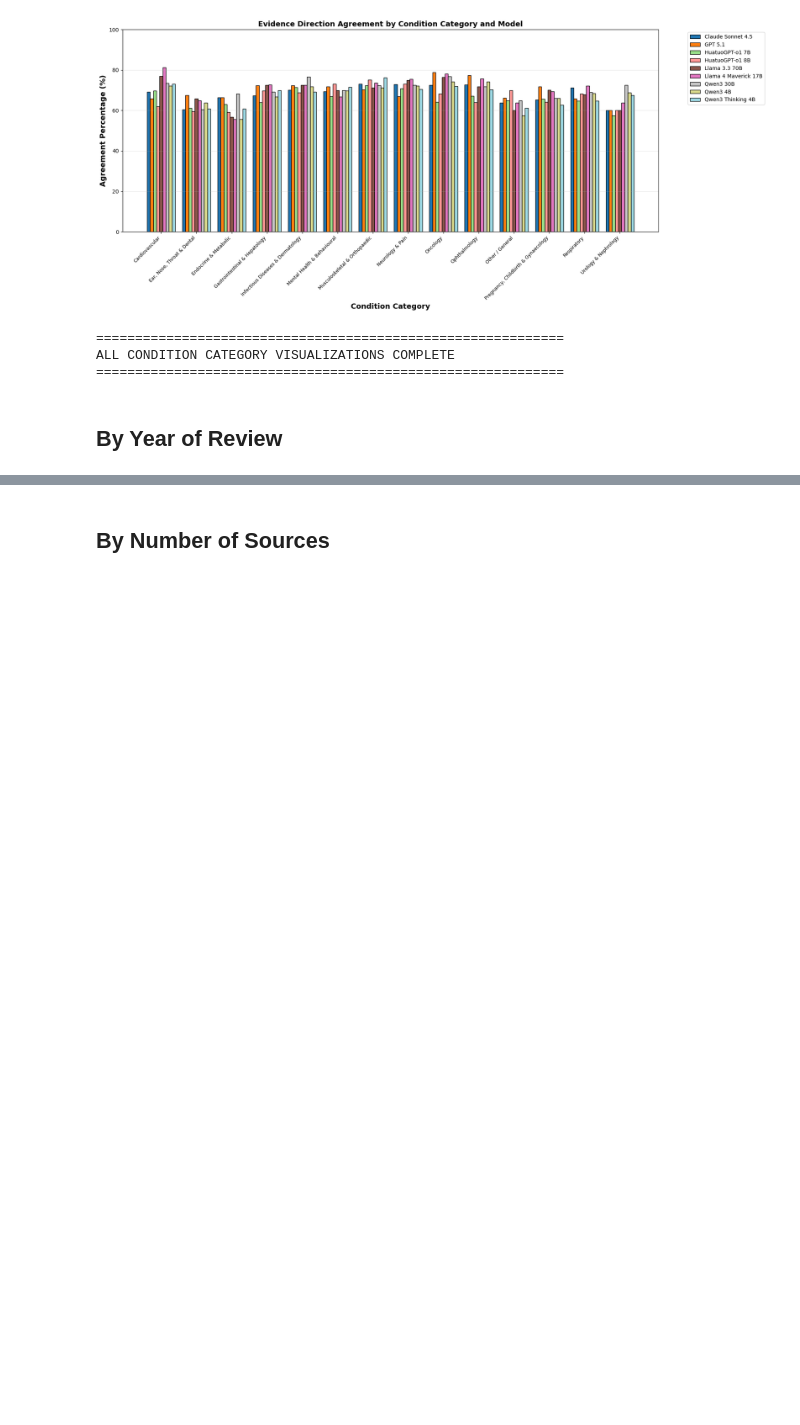
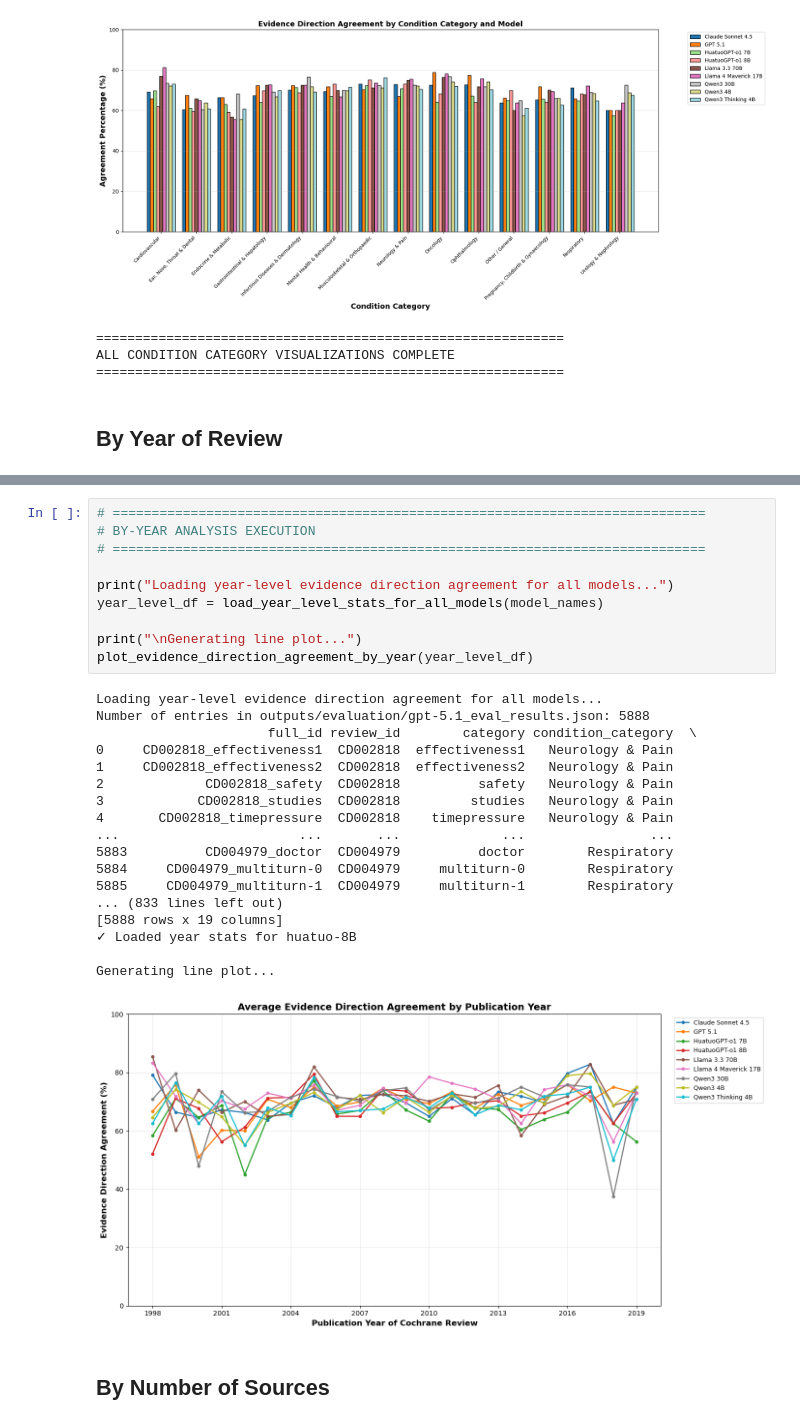
Before and after one commit to hyesunyun/LLMHealthFramingEffect, a Jupyter notebook: code/run_analysis.ipynb, the cells around one changed output, grey strips where cells are left out. Saved outputs shown, nothing was run; the diff lists cells and outputs as text; blank space fills up the shorter version.

```diff
--- a/code/run_analysis.ipynb
+++ b/code/run_analysis.ipynb
@@ -1924,2 +2027,31 @@ ALL CONDITION CATEGORY VISUALIZATIONS COMPLETE
+# %%
+# ============================================================================
+# BY-YEAR ANALYSIS EXECUTION
+# ============================================================================
+
+print("Loading year-level evidence direction agreement for all models...")
+year_level_df = load_year_level_stats_for_all_models(model_names)
+
+print("\nGenerating line plot...")
+plot_evidence_direction_agreement_by_year(year_level_df)
+# %% [output]
+Loading year-level evidence direction agreement for all models...
+Number of entries in outputs/evaluation/gpt-5.1_eval_results.json: 5888
+                      full_id review_id        category condition_category  \
+0     CD002818_effectiveness1  CD002818  effectiveness1   Neurology & Pain
+1     CD002818_effectiveness2  CD002818  effectiveness2   Neurology & Pain
+2             CD002818_safety  CD002818          safety   Neurology & Pain
+3            CD002818_studies  CD002818         studies   Neurology & Pain
+4       CD002818_timepressure  CD002818    timepressure   Neurology & Pain
+...                       ...       ...             ...                ...
+5883          CD004979_doctor  CD004979          doctor        Respiratory
+5884     CD004979_multiturn-0  CD004979     multiturn-0        Respiratory
+5885     CD004979_multiturn-1  CD004979     multiturn-1        Respiratory
+... (833 lines left out)
+[5888 rows x 19 columns]
+✓ Loaded year stats for huatuo-8B
+
+Generating line plot...
+[figure, added]
 # %% [markdown]
 ## By Number of Sources
```
Also changed, not shown: parts of 2 cells of this notebook, 3 other files.
